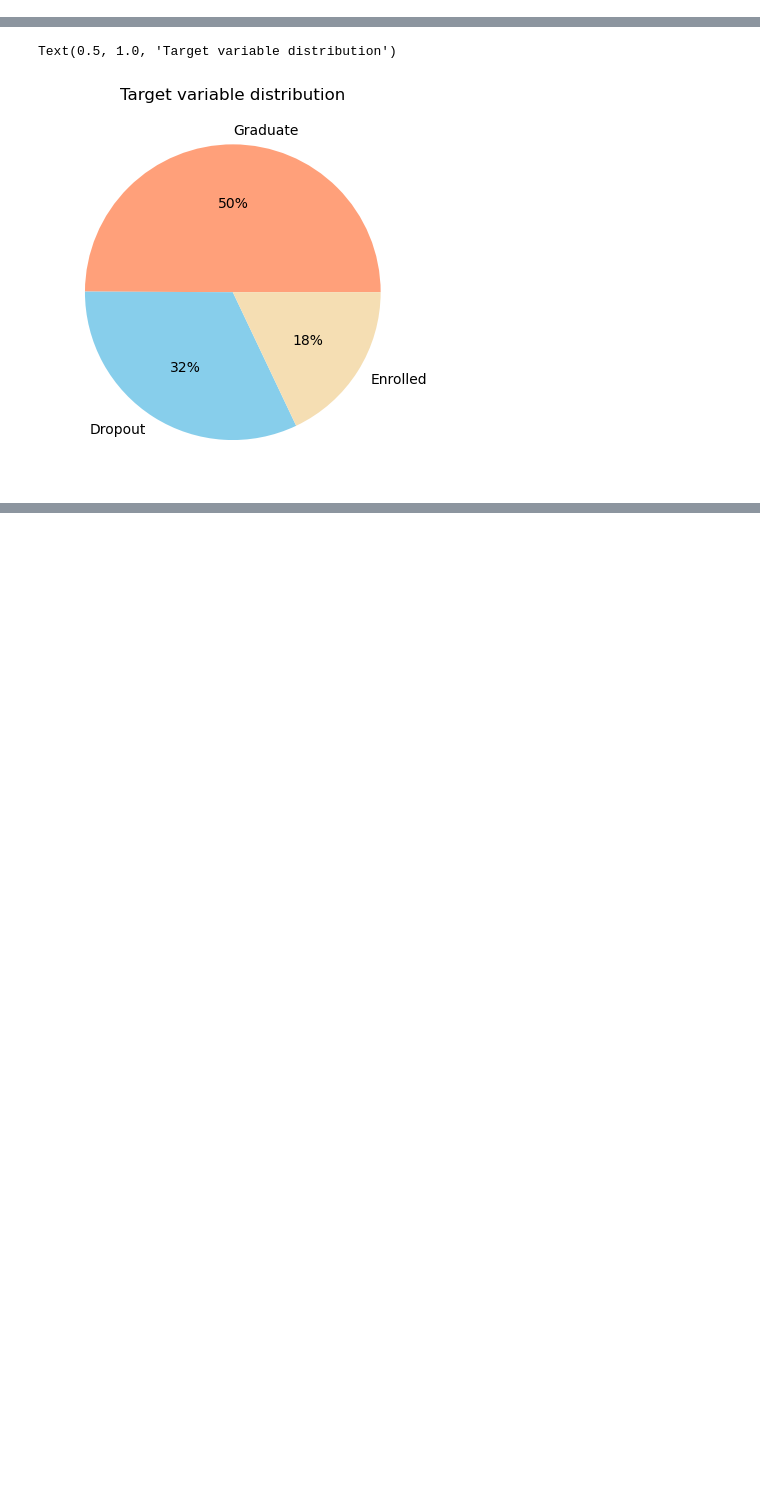
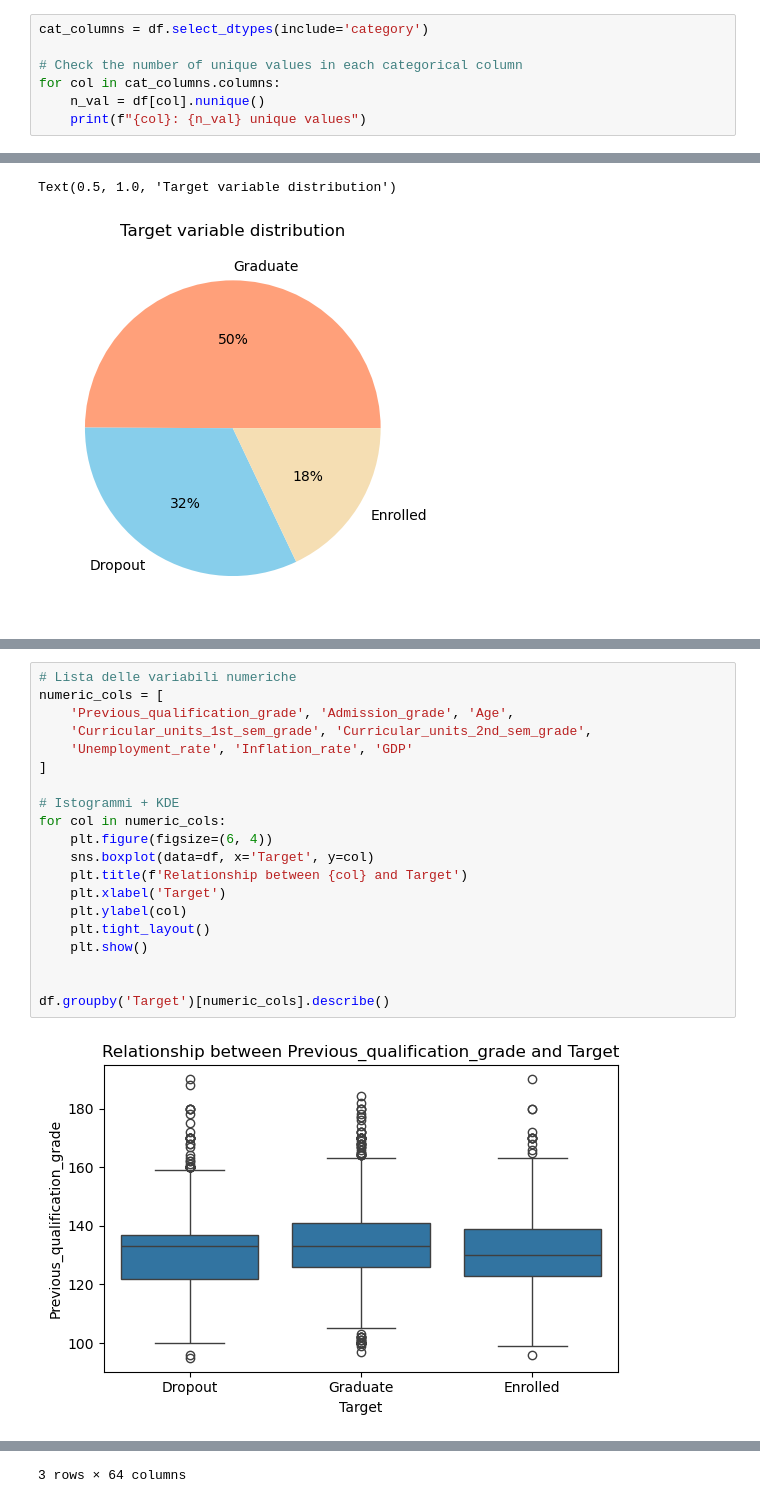
Before and after one commit to martiFabia/DMML_project, a Jupyter notebook: eda.ipynb, the cells around one changed output, grey strips where cells are left out. Saved outputs shown, nothing was run; the diff lists cells and outputs as text; blank space fills up the shorter version.

```diff
--- a/eda.ipynb
+++ b/eda.ipynb
@@ -207,3 +141,10 @@ Data columns (total 37 columns):
  36  Target                                        4424 non-null   category
 dtypes: category(18), float64(7), int64(12)
 memory usage: 743.9 KB
+# %%
+cat_columns = df.select_dtypes(include='category')
+
+# Check the number of unique values in each categorical column
+for col in cat_columns.columns:
+    n_val = df[col].nunique()
+    print(f"{col}: {n_val} unique values")
@@ -220,0 +239,22 @@ Text(0.5, 1.0, 'Target variable distribution')
+# %%
+# Lista delle variabili numeriche
+numeric_cols = [
+    'Previous_qualification_grade', 'Admission_grade', 'Age',
+    'Curricular_units_1st_sem_grade', 'Curricular_units_2nd_sem_grade',
+    'Unemployment_rate', 'Inflation_rate', 'GDP'
+]
+
+# Istogrammi + KDE
+for col in numeric_cols:
+    plt.figure(figsize=(6, 4))
+    sns.boxplot(data=df, x='Target', y=col)
+    plt.title(f'Relationship between {col} and Target')
+    plt.xlabel('Target')
+    plt.ylabel(col)
+    plt.tight_layout()
+    plt.show()
+
+
+df.groupby('Target')[numeric_cols].describe()
+# %% [output]
+[figure, added]
@@ -220,0 +274 @@ Text(0.5, 1.0, 'Target variable distribution')
+3 rows × 64 columns
```
Also changed, not shown: parts of 29 cells of this notebook, 3 other files.
